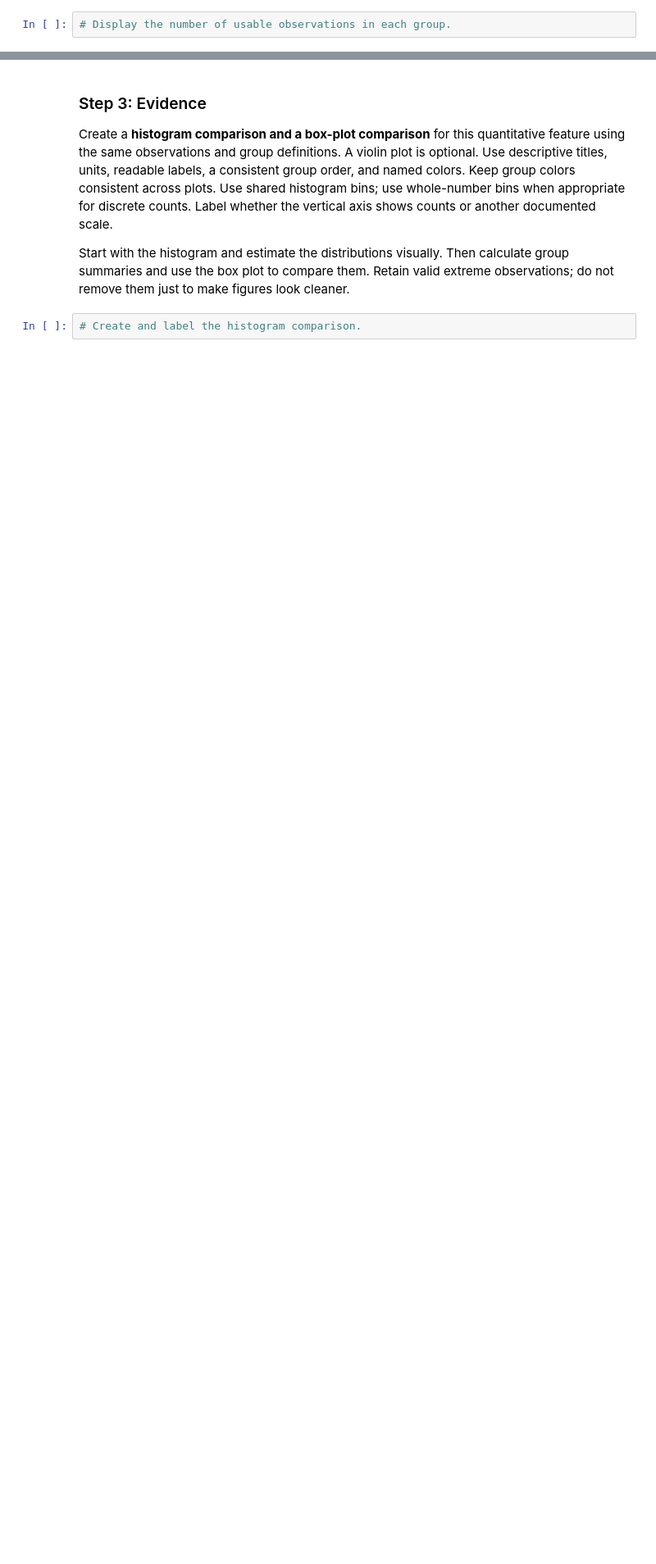
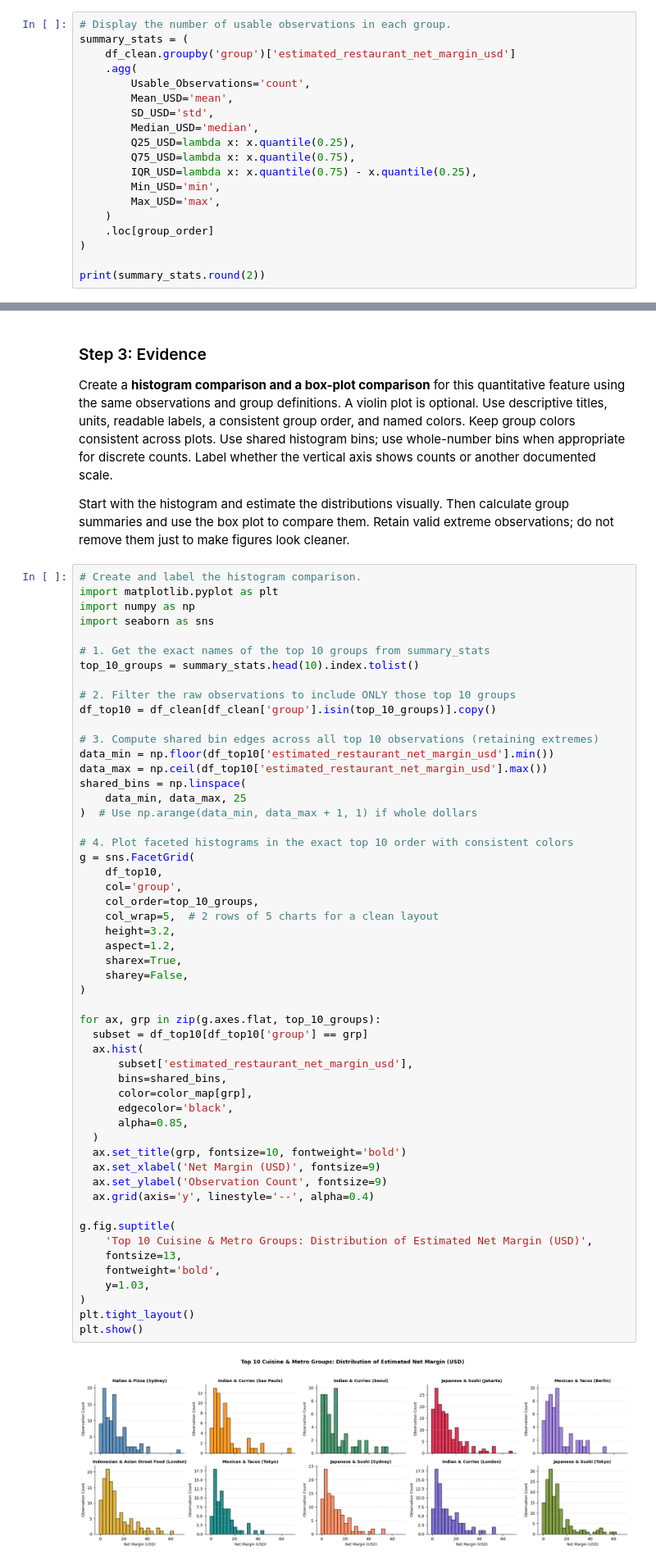
Before and after one commit to ChristopherCecil/Data_Visualization_and_Modeling_Campus, a Jupyter notebook: week02/lab/Lab - Comparing Distributions Across Groups.ipynb, the cells around one changed output, grey strips where cells are left out. Shown at 82% size. Cells and saved outputs as stored; diff of their text form; blank space fills up the shorter version.

```diff
--- a/week02/lab/Lab - Comparing Distributions Across Groups.ipynb
+++ b/week02/lab/Lab - Comparing Distributions Across Groups.ipynb
@@ -436,2 +478,19 @@ Your answer:
 # %%
 # Display the number of usable observations in each group.
+summary_stats = (
+    df_clean.groupby('group')['estimated_restaurant_net_margin_usd']
+    .agg(
+        Usable_Observations='count',
+        Mean_USD='mean',
+        SD_USD='std',
+        Median_USD='median',
+        Q25_USD=lambda x: x.quantile(0.25),
+        Q75_USD=lambda x: x.quantile(0.75),
+        IQR_USD=lambda x: x.quantile(0.75) - x.quantile(0.25),
+        Min_USD='min',
+        Max_USD='max',
+    )
+    .loc[group_order]
+)
+
+print(summary_stats.round(2))
@@ -443,3 +520,56 @@ Create a **histogram comparison and a box-plot comparison** for this quantitativ
 Start with the histogram and estimate the distributions visually. Then calculate group summaries and use the box plot to compare them. Retain valid extreme observations; do not remove them just to make figures look cleaner.
 # %%
 # Create and label the histogram comparison.
+import matplotlib.pyplot as plt
+import numpy as np
+import seaborn as sns
+
+# 1. Get the exact names of the top 10 groups from summary_stats
+top_10_groups = summary_stats.head(10).index.tolist()
+
+# 2. Filter the raw observations to include ONLY those top 10 groups
+df_top10 = df_clean[df_clean['group'].isin(top_10_groups)].copy()
+
+# 3. Compute shared bin edges across all top 10 observations (retaining extremes)
+data_min = np.floor(df_top10['estimated_restaurant_net_margin_usd'].min())
+data_max = np.ceil(df_top10['estimated_restaurant_net_margin_usd'].max())
+shared_bins = np.linspace(
+    data_min, data_max, 25
+)  # Use np.arange(data_min, data_max + 1, 1) if whole dollars
+
+# 4. Plot faceted histograms in the exact top 10 order with consistent colors
+g = sns.FacetGrid(
+    df_top10,
+    col='group',
+    col_order=top_10_groups,
+    col_wrap=5,  # 2 rows of 5 charts for a clean layout
+    height=3.2,
+    aspect=1.2,
+    sharex=True,
+    sharey=False,
+)
+
+for ax, grp in zip(g.axes.flat, top_10_groups):
+  subset = df_top10[df_top10['group'] == grp]
+  ax.hist(
+      subset['estimated_restaurant_net_margin_usd'],
+      bins=shared_bins,
+      color=color_map[grp],
+      edgecolor='black',
+      alpha=0.85,
+  )
+  ax.set_title(grp, fontsize=10, fontweight='bold')
+  ax.set_xlabel('Net Margin (USD)', fontsize=9)
+  ax.set_ylabel('Observation Count', fontsize=9)
+  ax.grid(axis='y', linestyle='--', alpha=0.4)
+
+g.fig.suptitle(
+    'Top 10 Cuisine & Metro Groups: Distribution of Estimated Net Margin (USD)',
+    fontsize=13,
+    fontweight='bold',
+    y=1.03,
+)
+plt.tight_layout()
+plt.show()
+# %% [output]
+[figure, added]
```
Also changed, not shown: parts of 27 cells of this notebook.
